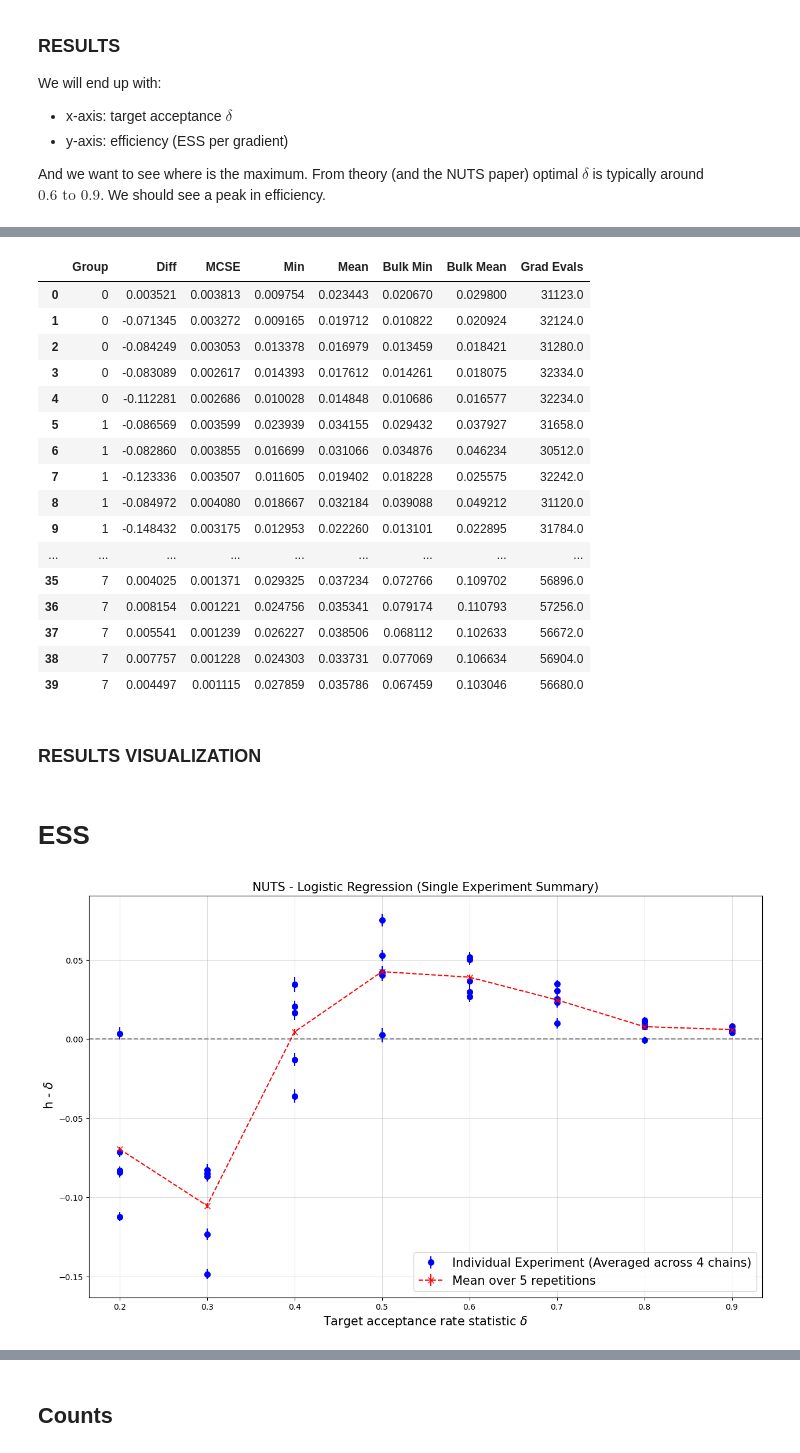
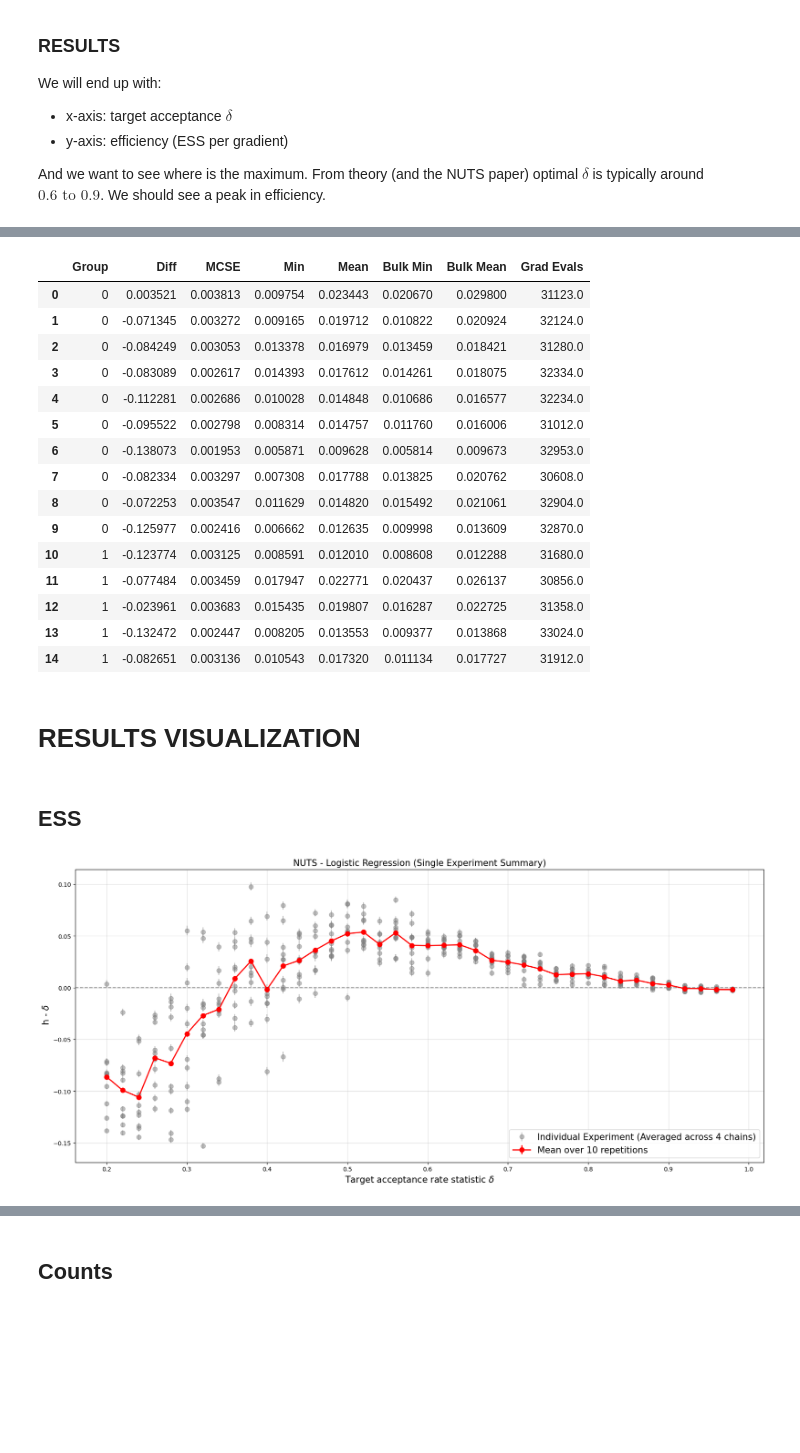
Before and after one commit to Mattia-Ponchio/Inference_Project, a Jupyter notebook: GermanCreditData.ipynb, the cells around one changed output, grey strips where cells are left out. Cells and saved outputs as stored; diff of their text form; code cells hidden in the pictures; blank space fills up the shorter version.

Commit message:
Added HMC version for CreditData

```diff
--- a/GermanCreditData.ipynb
+++ b/GermanCreditData.ipynb
@@ -627,8 +620,8 @@ def create_model(X, y):
         y_data = pm.Data("y", y)
 
         # Priors
-        alpha = pm.Normal("alpha", mu=0.0, sigma=np.sqrt(prior_var))
-        beta  = pm.Normal("beta", mu=0.0, sigma=np.sqrt(prior_var), shape=X_data.shape[1])
+        alpha = pm.Normal("alpha", mu=prior_mean, sigma=np.sqrt(prior_var))
+        beta  = pm.Normal("beta", mu=prior_mean, sigma=np.sqrt(prior_var), shape=X_data.shape[1])
 
         # eta_i = alpha + x_i * beta
         eta = alpha + pt.dot(X_data, beta)  # Linear predictor
@@ -653,7 +646,8 @@ if metric_choice == "paper":
             target_accept=0.5,              # delta = 0.5 as specified in the paper
             random_seed=42,
             nuts_sampler="pymc",
-            progressbar=True
+            progressbar=True,
+            max_treedepth = 14
         )
     # Extract the highly precise true means (mu_true)
     mu_true_alpha = baseline_idata.posterior["alpha"].mean().values
@@ -784,9 +778,8 @@ def acc_rate_sweep( model, acceptance_rate_list, repetitions, sample_dict ):
 
     return results, depth_counts
 # %%
-from tqdm import tqdm
-delta_list = [0.2, 0.3, 0.4, 0.5, 0.6, 0.7, 0.8, 0.9]
-reps = 5
+delta_list = np.arange(0.20, 0.99, 0.02)
+reps = 10
 sample_settings = {"draws": 1000,
                    "tune" : 1000,
                    "chains": 4,
@@ -807,5 +805,5 @@ Running Set 8/8
 # %%
-df
+df.head(15)
 # %% [output]
 |  | Group | Diff | MCSE | Min | Mean | Bulk Min | Bulk Mean | Grad Evals |
 | 0 | 0 | 0.003521 | 0.003813 | 0.009754 | 0.023443 | 0.020670 | 0.029800 | 31123.0 |
@@ -813,55 +811,56 @@ df
 | 2 | 0 | -0.084249 | 0.003053 | 0.013378 | 0.016979 | 0.013459 | 0.018421 | 31280.0 |
 | 3 | 0 | -0.083089 | 0.002617 | 0.014393 | 0.017612 | 0.014261 | 0.018075 | 32334.0 |
 | 4 | 0 | -0.112281 | 0.002686 | 0.010028 | 0.014848 | 0.010686 | 0.016577 | 32234.0 |
-| 5 | 1 | -0.086569 | 0.003599 | 0.023939 | 0.034155 | 0.029432 | 0.037927 | 31658.0 |
-| 6 | 1 | -0.082860 | 0.003855 | 0.016699 | 0.031066 | 0.034876 | 0.046234 | 30512.0 |
-| 7 | 1 | -0.123336 | 0.003507 | 0.011605 | 0.019402 | 0.018228 | 0.025575 | 32242.0 |
-| 8 | 1 | -0.084972 | 0.004080 | 0.018667 | 0.032184 | 0.039088 | 0.049212 | 31120.0 |
-| 9 | 1 | -0.148432 | 0.003175 | 0.012953 | 0.022260 | 0.013101 | 0.022895 | 31784.0 |
-| ... | ... | ... | ... | ... | ... | ... | ... | ... |
-| 35 | 7 | 0.004025 | 0.001371 | 0.029325 | 0.037234 | 0.072766 | 0.109702 | 56896.0 |
-| 36 | 7 | 0.008154 | 0.001221 | 0.024756 | 0.035341 | 0.079174 | 0.110793 | 57256.0 |
-| 37 | 7 | 0.005541 | 0.001239 | 0.026227 | 0.038506 | 0.068112 | 0.102633 | 56672.0 |
-| 38 | 7 | 0.007757 | 0.001228 | 0.024303 | 0.033731 | 0.077069 | 0.106634 | 56904.0 |
-| 39 | 7 | 0.004497 | 0.001115 | 0.027859 | 0.035786 | 0.067459 | 0.103046 | 56680.0 |
+| 5 | 0 | -0.095522 | 0.002798 | 0.008314 | 0.014757 | 0.011760 | 0.016006 | 31012.0 |
+| 6 | 0 | -0.138073 | 0.001953 | 0.005871 | 0.009628 | 0.005814 | 0.009673 | 32953.0 |
+| 7 | 0 | -0.082334 | 0.003297 | 0.007308 | 0.017788 | 0.013825 | 0.020762 | 30608.0 |
+| 8 | 0 | -0.072253 | 0.003547 | 0.011629 | 0.014820 | 0.015492 | 0.021061 | 32904.0 |
+| 9 | 0 | -0.125977 | 0.002416 | 0.006662 | 0.012635 | 0.009998 | 0.013609 | 32870.0 |
+| 10 | 1 | -0.123774 | 0.003125 | 0.008591 | 0.012010 | 0.008608 | 0.012288 | 31680.0 |
+| 11 | 1 | -0.077484 | 0.003459 | 0.017947 | 0.022771 | 0.020437 | 0.026137 | 30856.0 |
+| 12 | 1 | -0.023961 | 0.003683 | 0.015435 | 0.019807 | 0.016287 | 0.022725 | 31358.0 |
+| 13 | 1 | -0.132472 | 0.002447 | 0.008205 | 0.013553 | 0.009377 | 0.013868 | 33024.0 |
+| 14 | 1 | -0.082651 | 0.003136 | 0.010543 | 0.017320 | 0.011134 | 0.017727 | 31912.0 |
 # %% [markdown]
-### RESULTS VISUALIZATION
+# RESULTS VISUALIZATION
 # %% [markdown]
-# ESS
+## ESS
 # %%
 x_in_graph = [delta_list[i] for i in df["Group"].values]
 
 # Plotting the single-experiment representation
-fig, ax = plt.subplots(figsize=(15,9))
+fig, ax = plt.subplots(figsize=(21,9))
 
 # Plot with errorbars using the combined metrics
 ax.errorbar(
     x = x_in_graph,
     y = df["Diff"],
     yerr = df["MCSE"],
-    ls="",
-    fmt="o",
-    ms=7,
-    label="Individual Experiment (Averaged across 4 chains)",
-    color="blue"
+    ls="None",
+    marker=".",
+    ms=15,
+    label=f"Individual Experiment (Averaged across {sample_settings["chains"]} chains)",
+    color="gray",
+    alpha = 0.5
 )
 
 ax.errorbar(x = delta_list,
             y = df.groupby(by="Group").mean()["Diff"],
             yerr = df.groupby(by="Group")["MCSE"].apply(lambda x: np.sqrt( (x**2).sum()) / reps ),
-            ls = "--",
-            fmt = "x",
-            ms = 7,
+            ls = "-",
+            marker = "o",
+            ms = 8,
             label = f"Mean over {reps} repetitions",
-            color="red"
+            color="red",
+            lw = 2
 )
 
 plt.xlabel(r"Target acceptance rate statistic $\delta$ ", fontsize=15)
 plt.ylabel(r" h - $\delta$", fontsize=15)
-plt.title("NUTS - Logistic Regression (Single Experiment Summary)", fontsize=15)
+plt.title("NUTS - Logistic Regression", fontsize=15)
 plt.legend(loc="lower right", fontsize=15)
 plt.axhline(y=0.0, ls="--", color="gray")
 plt.grid(alpha=0.4)
 plt.show()
 # %% [output]
-[figure, old version]
+[figure, new version]
```
Also changed, not shown: parts of 18 cells of this notebook, 2 other files.
